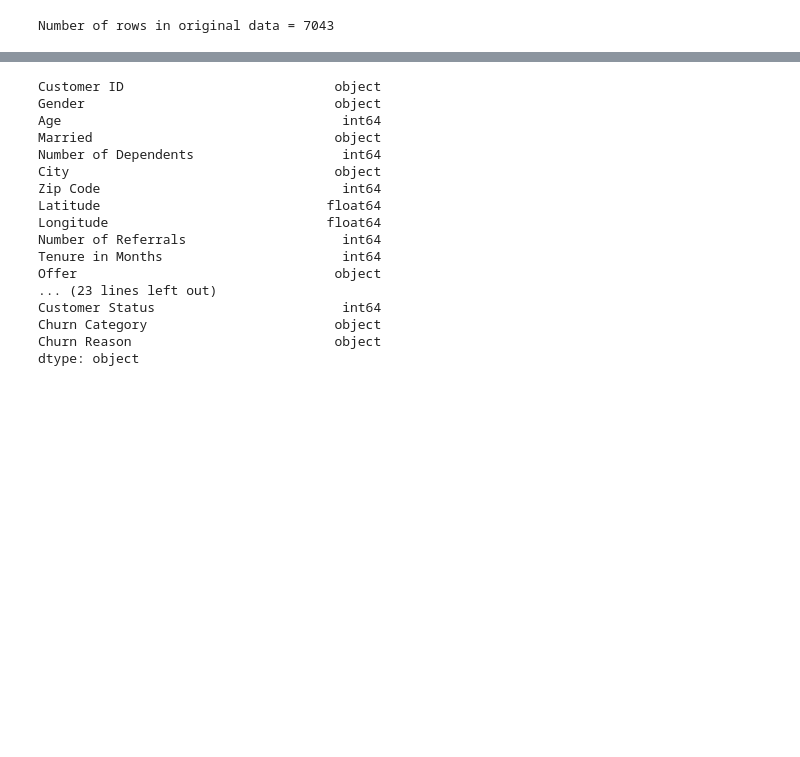
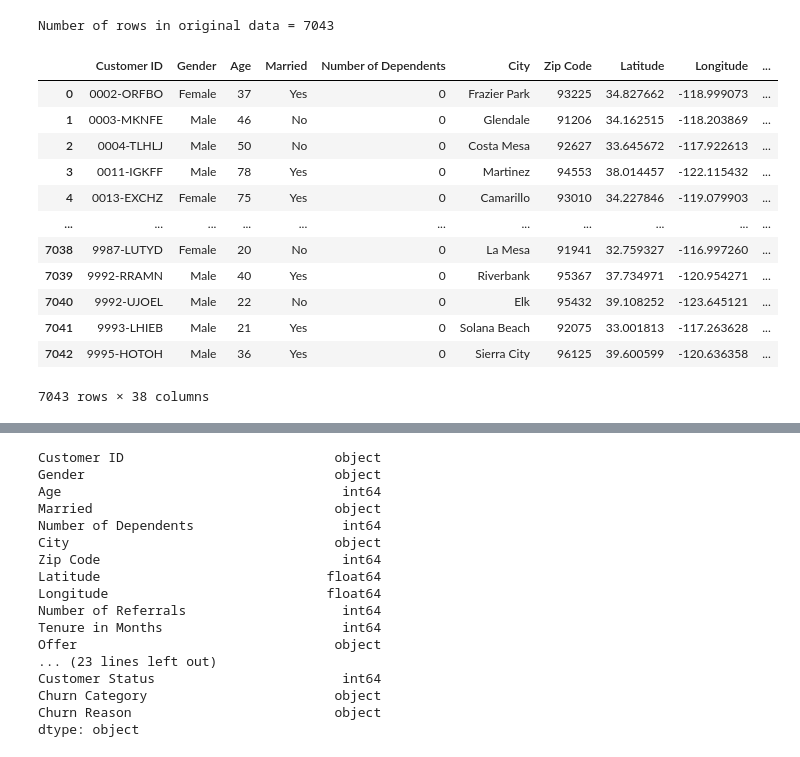
Before and after one commit to USD-502-FinalProject/502-Summer2022-FinalProject, a Jupyter notebook: 1_DataPreprocessing.ipynb, the cells around one changed output, grey strips where cells are left out. Saved outputs shown, nothing was run; the diff lists cells and outputs as text; code cells hidden in the pictures; blank space fills up the shorter version.

Commit message:
Update 1_DataPreprocessing.ipynb
This includes the new imputation for the missing values without removing them, total is still 7043.

```diff
--- a/1_DataPreprocessing.ipynb
+++ b/1_DataPreprocessing.ipynb
@@ -5,9 +5,13 @@ import matplotlib.pyplot as plt
 import numpy as np
 from sklearn.preprocessing import MinMaxScaler, OneHotEncoder
 import seaborn as sns
+from sklearn.experimental import enable_iterative_imputer
+from sklearn.impute import IterativeImputer
+from sklearn import linear_model
+from sklearn.impute import SimpleImputer
 
 
-df = pd.read_csv('https://raw.githubusercontent.com/USD-502-FinalProject/502-Summer2022-FinalProject/main/telecom_customer_churn.csv', sep=',')
+df = pd.read_csv('https://raw.githubusercontent.com/USD-502-FinalProject/502-Summer2022-FinalProject/main/telecom_customer_churn.csv', sep=',', na_values='?')
 df_zip = pd.read_csv('https://raw.githubusercontent.com/USD-502-FinalProject/502-Summer2022-FinalProject/main/telecom_zipcode_population.csv', sep=',')
 
 
@@ -77,5 +81,23 @@ for col in df.columns:
 print('Number of rows in original data = %d' % (df.shape[0]))
 # %% [output]
 Number of rows in original data = 7043
-# %%
-df.dropna(how='any', inplace=True)
+# %%
+imputer = SimpleImputer(strategy='constant',
+                       fill_value='missing')
+imputer = imputer.fit(df[['Churn Category']])
+df[['Churn Category']] = imputer.transform(df[['Churn Category']])
+df
+# %% [output]
+|  | Customer ID | Gender | Age | Married | Number of Dependents | City | Zip Code | Latitude | Longitude | ... |
+| 0 | 0002-ORFBO | Female | 37 | Yes | 0 | Frazier Park | 93225 | 34.827662 | -118.999073 | ... |
+| 1 | 0003-MKNFE | Male | 46 | No | 0 | Glendale | 91206 | 34.162515 | -118.203869 | ... |
+| 2 | 0004-TLHLJ | Male | 50 | No | 0 | Costa Mesa | 92627 | 33.645672 | -117.922613 | ... |
+| 3 | 0011-IGKFF | Male | 78 | Yes | 0 | Martinez | 94553 | 38.014457 | -122.115432 | ... |
+| 4 | 0013-EXCHZ | Female | 75 | Yes | 0 | Camarillo | 93010 | 34.227846 | -119.079903 | ... |
+| ... | ... | ... | ... | ... | ... | ... | ... | ... | ... | ... |
+| 7038 | 9987-LUTYD | Female | 20 | No | 0 | La Mesa | 91941 | 32.759327 | -116.997260 | ... |
+| 7039 | 9992-RRAMN | Male | 40 | Yes | 0 | Riverbank | 95367 | 37.734971 | -120.954271 | ... |
+| 7040 | 9992-UJOEL | Male | 22 | No | 0 | Elk | 95432 | 39.108252 | -123.645121 | ... |
+| 7041 | 9993-LHIEB | Male | 21 | Yes | 0 | Solana Beach | 92075 | 33.001813 | -117.263628 | ... |
+| 7042 | 9995-HOTOH | Male | 36 | Yes | 0 | Sierra City | 96125 | 39.600599 | -120.636358 | ... |
+7043 rows × 38 columns
```
Also changed, not shown: parts of 17 cells of this notebook.
